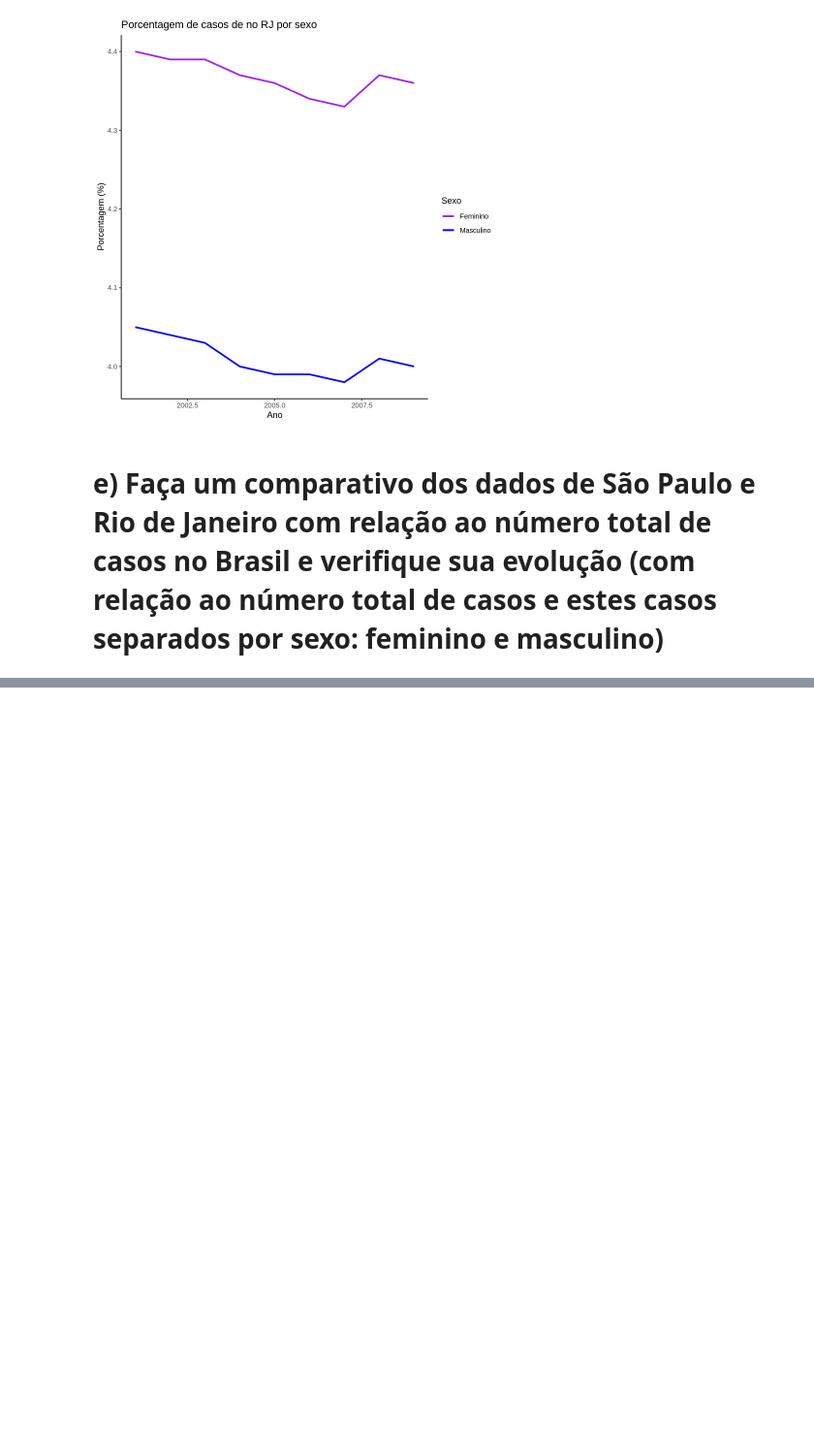
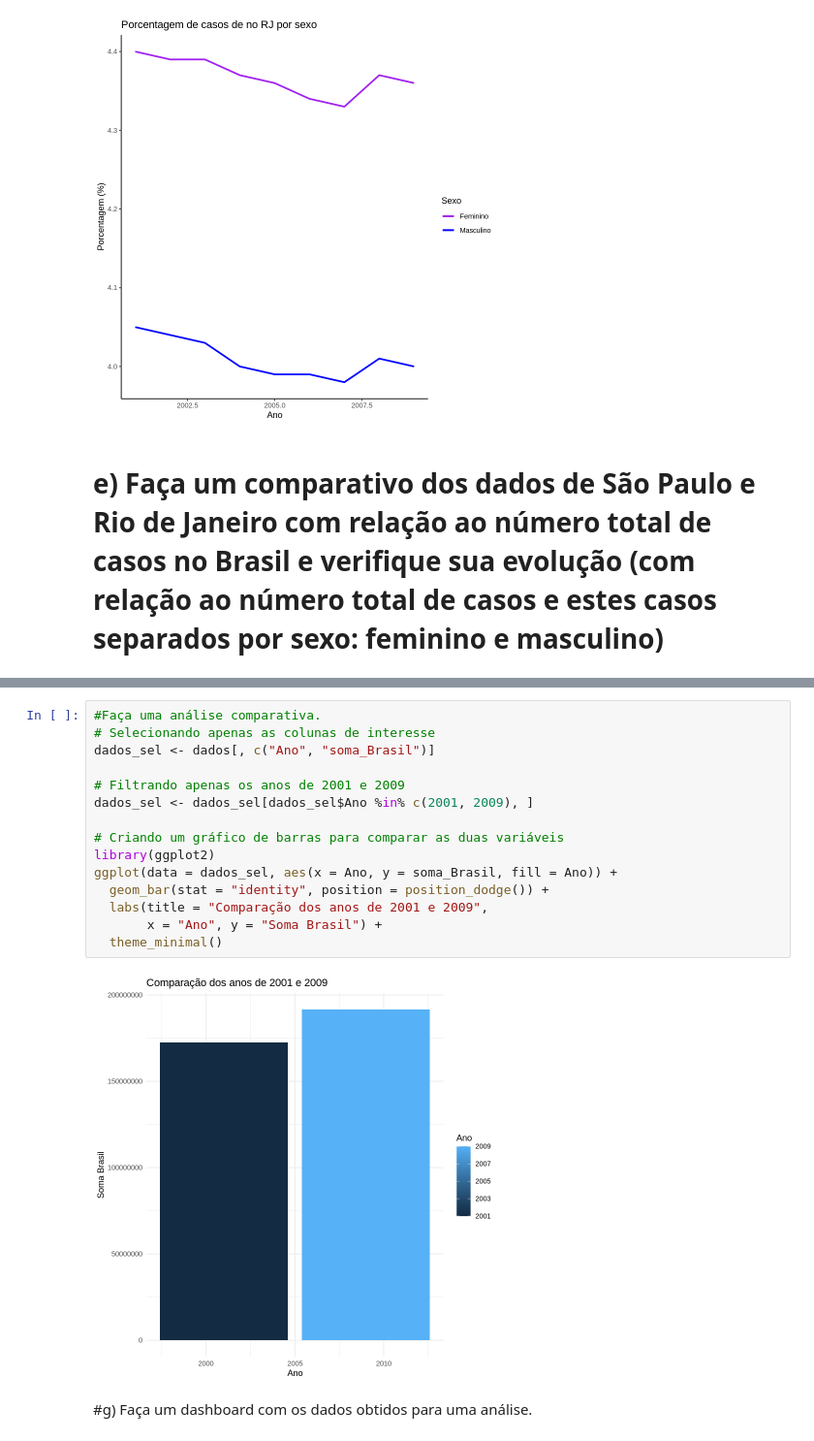
Before and after one commit to Gabrieldiasdeoliveira/Analise-Bayesiana, a Jupyter notebook: Atividade_2.ipynb, the cells around one changed output, grey strips where cells are left out. Shown at 97% size. Cells and saved outputs as stored; diff of their text form; blank space fills up the shorter version.

```diff
--- a/Atividade_2.ipynb
+++ b/Atividade_2.ipynb
@@ -315,0 +354,19 @@ A data.frame: 4 × 4
+# %%
+#Faça uma análise comparativa.
+# Selecionando apenas as colunas de interesse
+dados_sel <- dados[, c("Ano", "soma_Brasil")]
+
+# Filtrando apenas os anos de 2001 e 2009
+dados_sel <- dados_sel[dados_sel$Ano %in% c(2001, 2009), ]
+
+# Criando um gráfico de barras para comparar as duas variáveis
+library(ggplot2)
+ggplot(data = dados_sel, aes(x = Ano, y = soma_Brasil, fill = Ano)) +
+  geom_bar(stat = "identity", position = position_dodge()) +
+  labs(title = "Comparação dos anos de 2001 e 2009",
+       x = "Ano", y = "Soma Brasil") +
+  theme_minimal()
+# %% [output]
+[figure, added]
+# %% [markdown]
+#g) Faça um dashboard com os dados obtidos para uma análise.
```
Also changed, not shown: parts of 4 cells of this notebook.
